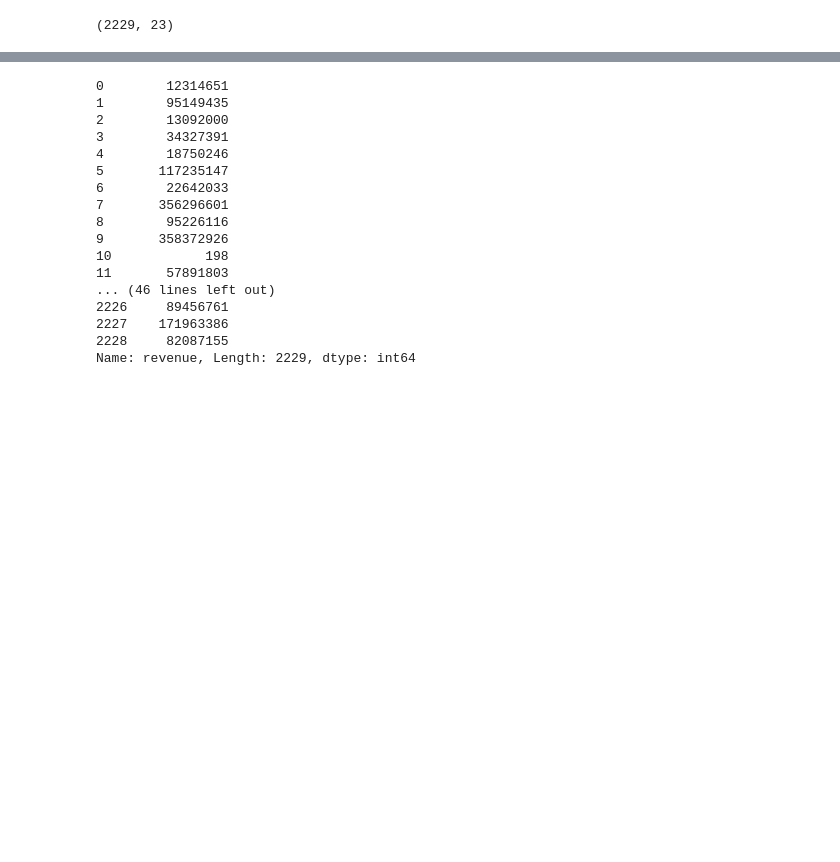
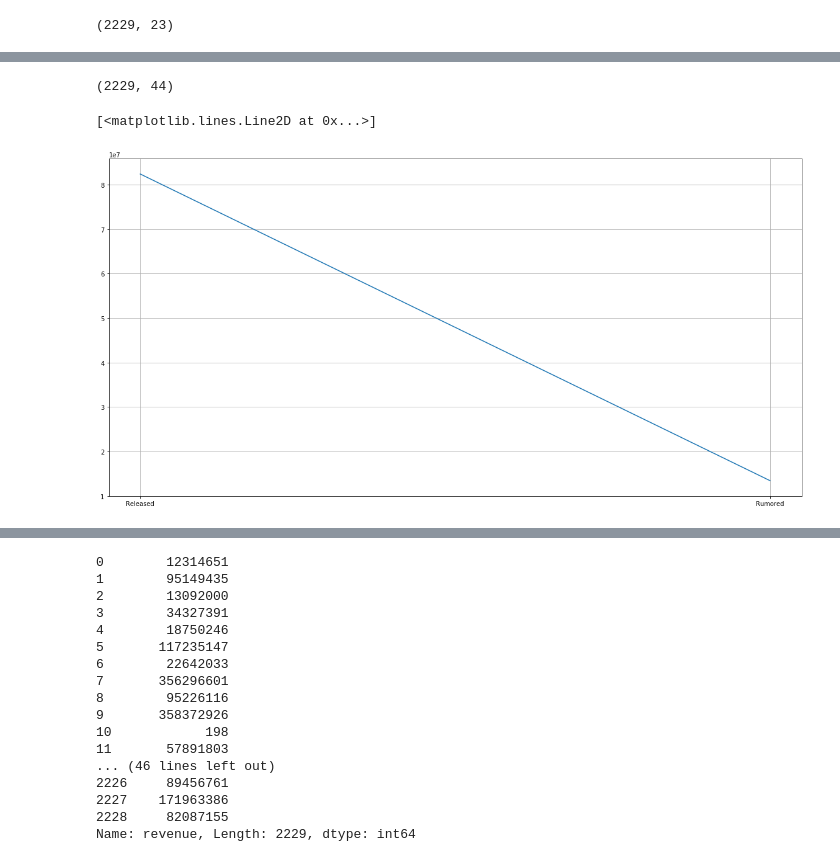
Before and after one commit to JONGSKY/data_science_kaggle, a Jupyter notebook: tmdb_box_office_prediction/code/Untitled.ipynb, the cells around one changed output, grey strips where cells are left out. Drawn from its saved outputs; the diff is of its cells as text; code cells hidden in the pictures; blank space fills up the shorter version.

```diff
--- a/tmdb_box_office_prediction/code/Untitled.ipynb
+++ b/tmdb_box_office_prediction/code/Untitled.ipynb
@@ -380,0 +621,10 @@ train_df['{1}'], train_df['{2}'] = train_df['genres']
+# %%
+country_id_0_dummies = pd.get_dummies(train_prepro_data['country_id_0'])[['RS','PH','RO','NZ','BG','IS','CZ','UY']]
+# %%
+train_prepro_data = pd.concat([train_prepro_data, country_id_0_dummies],axis=1)
+
+del train_prepro_data['country_id_0']
+# %%
+train_prepro_data.shape
+# %% [output]
+(2229, 44)
@@ -380,0 +633,8 @@ train_df['{1}'], train_df['{2}'] = train_df['genres']
+# %%
+df = pd.DataFrame(train_prepro_data.groupby(['status'])['revenue'].mean())
+plt.figure(figsize=(20,10))
+plt.grid()
+plt.plot(df)
+# %% [output]
+[<matplotlib.lines.Line2D at 0x...>]
+[figure, added]
```
Also changed, not shown: parts of 73 cells of this notebook, 1 other file.
